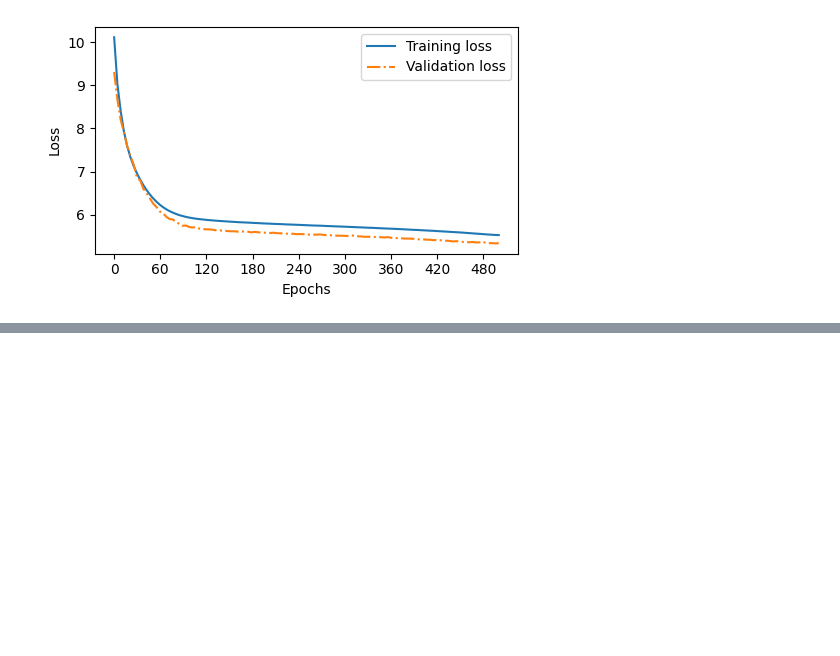
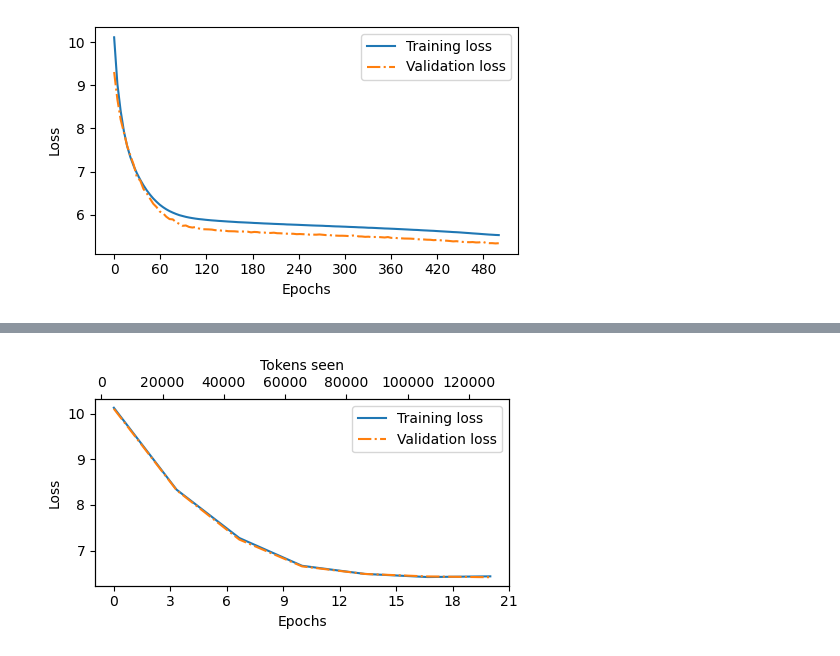
Before and after one commit to iug-htw/GPTAndPrejudice, a Jupyter notebook: loss_plotter.ipynb, the cells around one changed output, grey strips where cells are left out. Saved outputs shown, nothing was run; the diff lists cells and outputs as text; code cells hidden in the pictures; blank space fills up the shorter version.

```diff
--- a/loss_plotter.ipynb
+++ b/loss_plotter.ipynb
@@ -85,0 +108,12 @@ plot_losses(epochs_tensor, [], sae_train_losses, sae_val_losses)
+# %%
+# all text 4
+# new tokenizer
+# 8 layers 8 heads
+
+num_epochs = 20
+train_losses, val_losses, track_tokens_seen = load_losses()
+
+epochs_tensor = torch.linspace(0, num_epochs, len(train_losses))
+plot_losses(epochs_tensor, track_tokens_seen, train_losses, val_losses)
+# %% [output]
+[figure, added]
```
Also changed, not shown: parts of 2 cells of this notebook, 13 other files.
